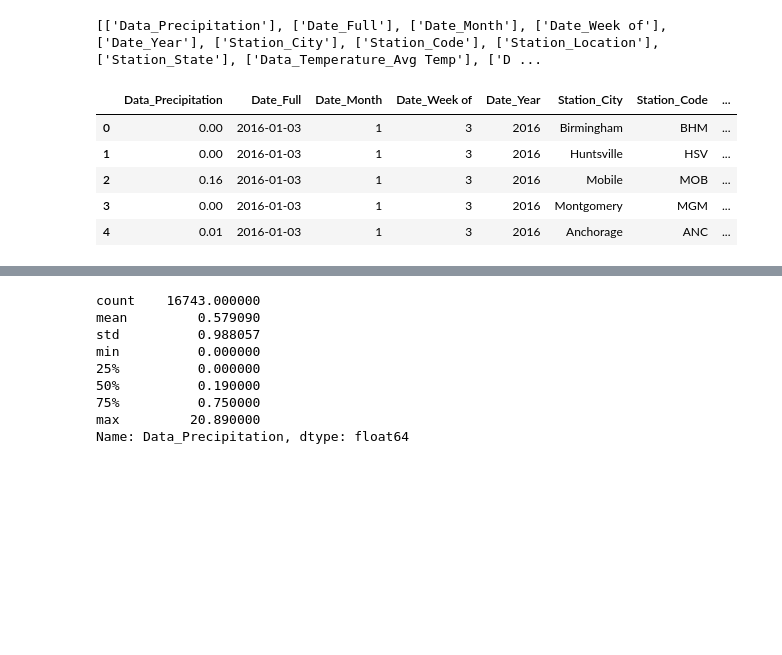
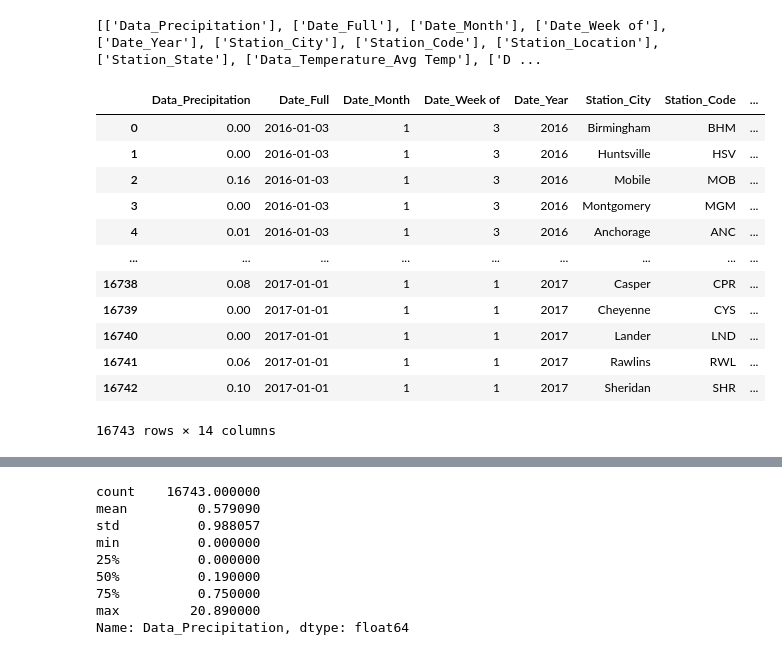
Before and after one commit to LiamTanner/c2130-project, a Jupyter notebook: analysis.ipynb, the cells around one changed output, grey strips where cells are left out. Cells and saved outputs as stored; diff of their text form; code cells hidden in the pictures; blank space fills up the shorter version.

```diff
--- a/analysis.ipynb
+++ b/analysis.ipynb
@@ -15,11 +15,18 @@ print(weather_data_sorted)
 # %%
 
 weather_data = pd.read_csv("weather.csv")
-weather_data.head()
+weather_data
 # %% [output]
 |  | Data_Precipitation | Date_Full | Date_Month | Date_Week of | Date_Year | Station_City | Station_Code | ... |
 | 0 | 0.00 | 2016-01-03 | 1 | 3 | 2016 | Birmingham | BHM | ... |
 | 1 | 0.00 | 2016-01-03 | 1 | 3 | 2016 | Huntsville | HSV | ... |
 | 2 | 0.16 | 2016-01-03 | 1 | 3 | 2016 | Mobile | MOB | ... |
 | 3 | 0.00 | 2016-01-03 | 1 | 3 | 2016 | Montgomery | MGM | ... |
 | 4 | 0.01 | 2016-01-03 | 1 | 3 | 2016 | Anchorage | ANC | ... |
+| ... | ... | ... | ... | ... | ... | ... | ... | ... |
+| 16738 | 0.08 | 2017-01-01 | 1 | 1 | 2017 | Casper | CPR | ... |
+| 16739 | 0.00 | 2017-01-01 | 1 | 1 | 2017 | Cheyenne | CYS | ... |
+| 16740 | 0.00 | 2017-01-01 | 1 | 1 | 2017 | Lander | LND | ... |
+| 16741 | 0.06 | 2017-01-01 | 1 | 1 | 2017 | Rawlins | RWL | ... |
+| 16742 | 0.10 | 2017-01-01 | 1 | 1 | 2017 | Sheridan | SHR | ... |
+16743 rows × 14 columns
```
Also changed, not shown: parts of 8 cells of this notebook.
